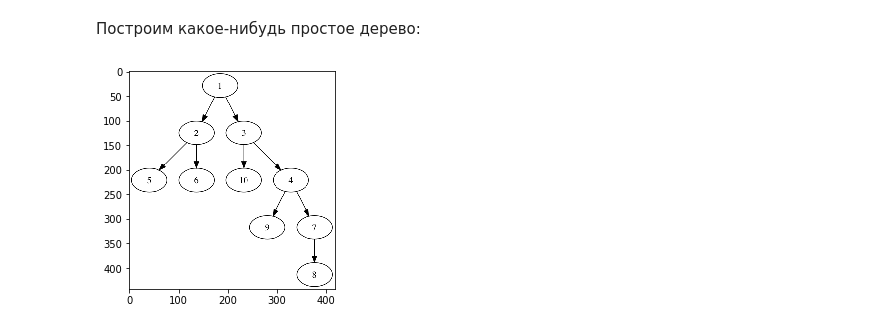
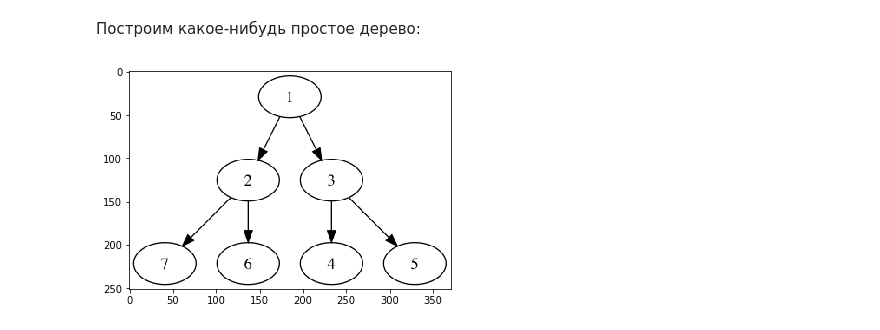
Before and after one commit to nasoboleva/Lyceum-Graphs-Course, a Jupyter notebook: labs/BinaryTrees.ipynb, the cells around one changed output. Saved outputs shown, nothing was run; the diff lists cells and outputs as text; code cells hidden in the pictures.

Commit message:
BinaryTrees modified

```diff
--- a/labs/BinaryTrees.ipynb
+++ b/labs/BinaryTrees.ipynb
@@ -67,12 +67,13 @@ class BinaryTree:
 from visualizer import draw_tree
 %matplotlib inline
 # %%
+np.random.seed(51)
 tree = BinaryTree()
-tree.build_tree(10)
+tree.build_tree(7)
 
 draw_tree(tree.root, file_name='tree')
 # %% [output]
-[figure, old version]
+[figure, new version]
 # %%
 tree.root.right.right.id
 # %% [output]
```
Also changed, not shown: parts of 15 cells of this notebook, 3 other files.
